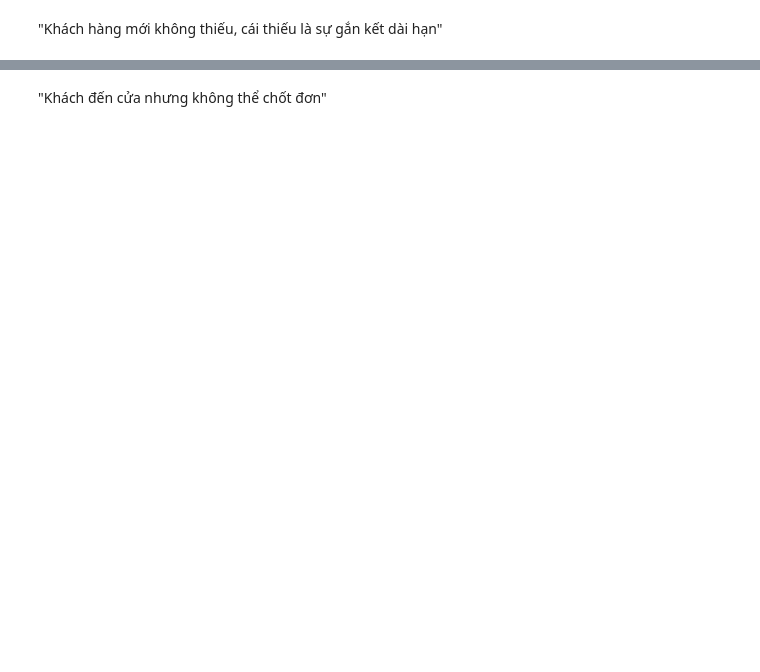
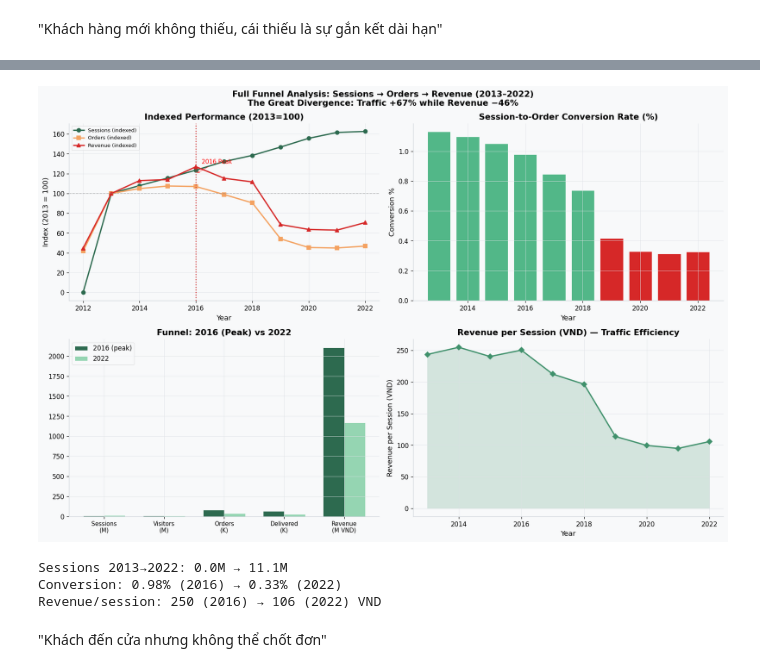
Before and after one commit to nhnammldlnlpcvrs/gridbreaker-vinuni, a Jupyter notebook: notebooks/02_exploration/02_visualization_summary.ipynb, the cells around one changed output, grey strips where cells are left out. Cells and saved outputs as stored; diff of their text form; code cells hidden in the pictures; blank space fills up the shorter version.

```diff
--- a/notebooks/02_exploration/02_visualization_summary.ipynb
+++ b/notebooks/02_exploration/02_visualization_summary.ipynb
@@ -186,3 +356,80 @@ Trong Part 3, **loai bo features co VIF > 10** (n_delivered, gross_revenue_recon
+# %%
+# 2.1 Funnel Analysis: Sessions → Orders → Delivered → Revenue
+web_annual = train_daily.groupby("year").agg(
+    total_sessions=("sessions_total", "sum"),
+    total_visitors=("visitors_total", "sum"),
+    n_orders=("n_orders", "sum"),
+    n_delivered=("n_delivered", "sum"),
+    revenue_m=("Revenue", lambda x: x.sum() / 1e6),
+).reset_index()
+
+web_annual["sessions_to_orders_pct"] = web_annual["n_orders"] / web_annual["total_sessions"] * 100
+web_annual["revenue_per_session"] = web_annual["revenue_m"] * 1e6 / web_annual["total_sessions"]
+
+base_year = 2013
+base = web_annual[web_annual["year"] == base_year].iloc[0]
+web_annual["idx_sessions"] = web_annual["total_sessions"] / base["total_sessions"] * 100
+web_annual["idx_orders"] = web_annual["n_orders"] / base["n_orders"] * 100
+web_annual["idx_revenue"] = web_annual["revenue_m"] / base["revenue_m"] * 100
+
+fig, axes = plt.subplots(2, 2, figsize=(15, 10))
+fig.suptitle("Full Funnel Analysis: Sessions → Orders → Revenue (2013–2022)\n"
+             "The Great Divergence: Traffic +67% while Revenue −46%",
+             fontsize=13, fontweight="bold")
+
+# Panel 1: Indexed trend
+ax = axes[0, 0]
+ax.plot(web_annual["year"], web_annual["idx_sessions"], color="#2d6a4f", marker="o", lw=2, ms=6, label="Sessions (indexed)")
+ax.plot(web_annual["year"], web_annual["idx_orders"], color="#f4a261", marker="s", lw=2, ms=6, label="Orders (indexed)")
+ax.plot(web_annual["year"], web_annual["idx_revenue"], color="#d62828", marker="^", lw=2, ms=6, label="Revenue (indexed)")
+ax.axhline(100, color="gray", ls="--", lw=1, alpha=0.5)
+ax.axvline(2016, color="#d62828", ls=":", lw=1.5)
+ax.annotate("2016 Peak", xy=(2016, 120), xytext=(2016.2, 130),
+            arrowprops=dict(arrowstyle="->", color="red"), color="red", fontsize=9)
+ax.set_title("Indexed Performance (2013=100)")
+ax.set_xlabel("Year"); ax.set_ylabel("Index (2013 = 100)")
+ax.legend(fontsize=8)
+
+# Panel 2: Conversion rate
+conv_colors = ["#d62828" if y >= 2019 else "#52b788" for y in web_annual["year"]]
+axes[0, 1].bar(web_annual["year"], web_annual["sessions_to_orders_pct"], color=conv_colors, edgecolor="white")
+axes[0, 1].set_title("Session-to-Order Conversion Rate (%)")
+axes[0, 1].set_xlabel("Year"); axes[0, 1].set_ylabel("Conversion %")
+
+# Panel 3: 2016 vs 2022 waterfall
+ax = axes[1, 0]
+yr2016 = web_annual[web_annual["year"] == 2016].iloc[0]
+yr2022 = web_annual[web_annual["year"] == 2022].iloc[0]
+stages = ["Sessions\n(M)", "Visitors\n(M)", "Orders\n(K)", "Delivered\n(K)", "Revenue\n(M VND)"]
+vals_2016 = [yr2016["total_sessions"]/1e6, yr2016["total_visitors"]/1e6,
+             yr2016["n_orders"]/1e3, yr2016["n_delivered"]/1e3, yr2016["revenue_m"]]
+vals_2022 = [yr2022["total_sessions"]/1e6, yr2022["total_visitors"]/1e6,
+             yr2022["n_orders"]/1e3, yr2022["n_delivered"]/1e3, yr2022["revenue_m"]]
+x = np.arange(len(stages))
+width = 0.35
+ax.bar(x - width/2, vals_2016, width, label="2016 (peak)", color="#2d6a4f", edgecolor="white")
+ax.bar(x + width/2, vals_2022, width, label="2022", color="#95d5b2", edgecolor="white")
+ax.set_xticks(x); ax.set_xticklabels(stages, fontsize=9)
+ax.set_title("Funnel: 2016 (Peak) vs 2022"); ax.legend()
+
+# Panel 4: Revenue per session
+ax = axes[1, 1]
+ax.plot(web_annual["year"], web_annual["revenue_per_session"], color="#40916c", marker="D", lw=2, ms=6)
+ax.fill_between(web_annual["year"], web_annual["revenue_per_session"], alpha=0.2, color="#40916c")
+ax.set_title("Revenue per Session (VND) — Traffic Efficiency")
+ax.set_xlabel("Year"); ax.set_ylabel("Revenue per Session (VND)")
+
+plt.tight_layout()
+plt.show()
+
+print(f"Sessions 2013→2022: {web_annual.iloc[0]['total_sessions']/1e6:.1f}M → {web_annual.iloc[-1]['total_sessions']/1e6:.1f}M")
+print(f"Conversion: {web_annual.loc[web_annual['year']==2016,'sessions_to_orders_pct'].values[0]:.2f}% (2016) → {web_annual.iloc[-1]['sessions_to_orders_pct']:.2f}% (2022)")
+print(f"Revenue/session: {yr2016['revenue_per_session']:,.0f} (2016) → {yr2022['revenue_per_session']:,.0f} (2022) VND")
+# %% [output]
+[figure, added]
+Sessions 2013→2022: 0.0M → 11.1M
+Conversion: 0.98% (2016) → 0.33% (2022)
+Revenue/session: 250 (2016) → 106 (2022) VND
 # %% [markdown]
 "Khách đến cửa nhưng không thể chốt đơn"
 # %% [markdown]
```
Also changed, not shown: parts of 63 cells of this notebook, 1 other file.
